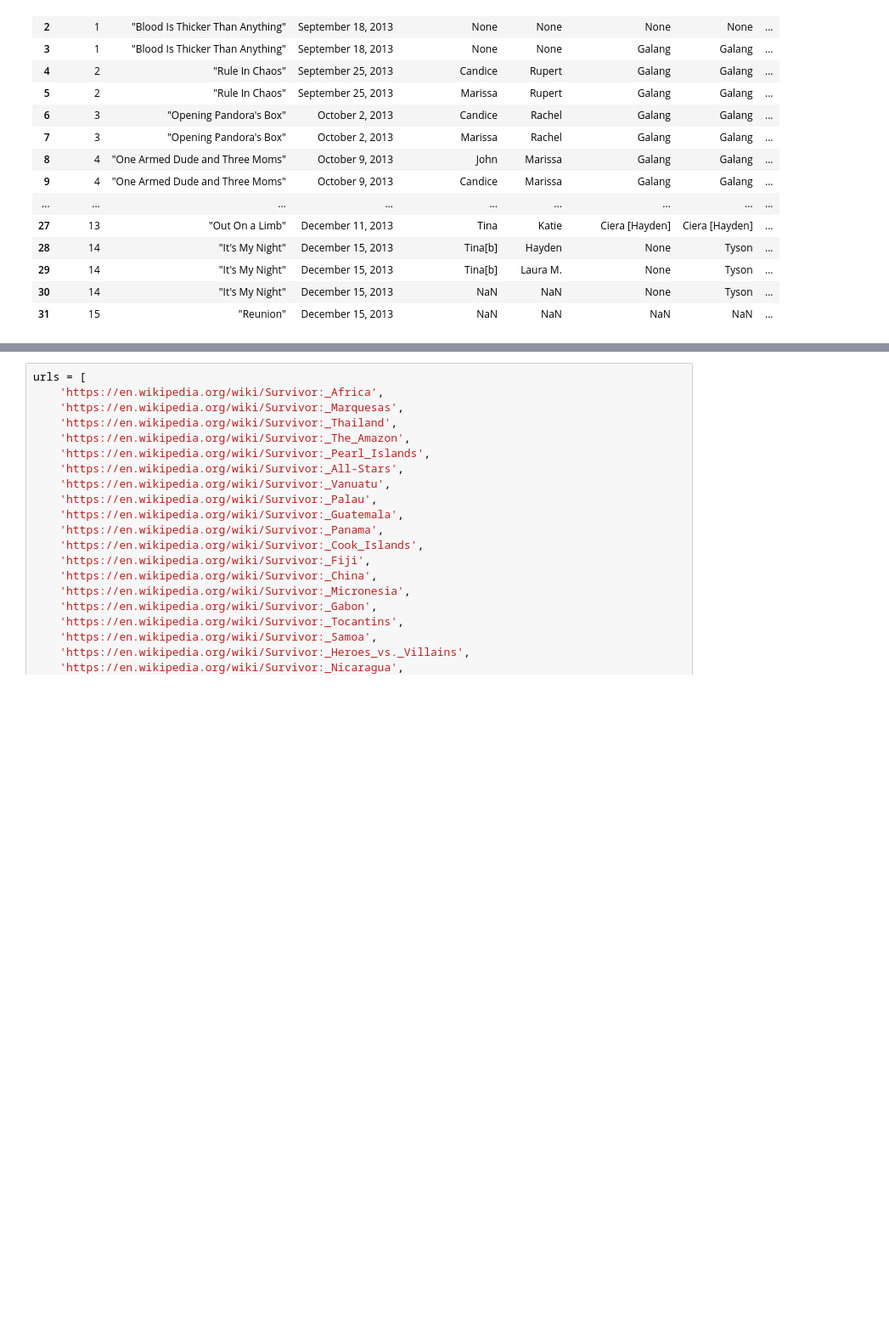
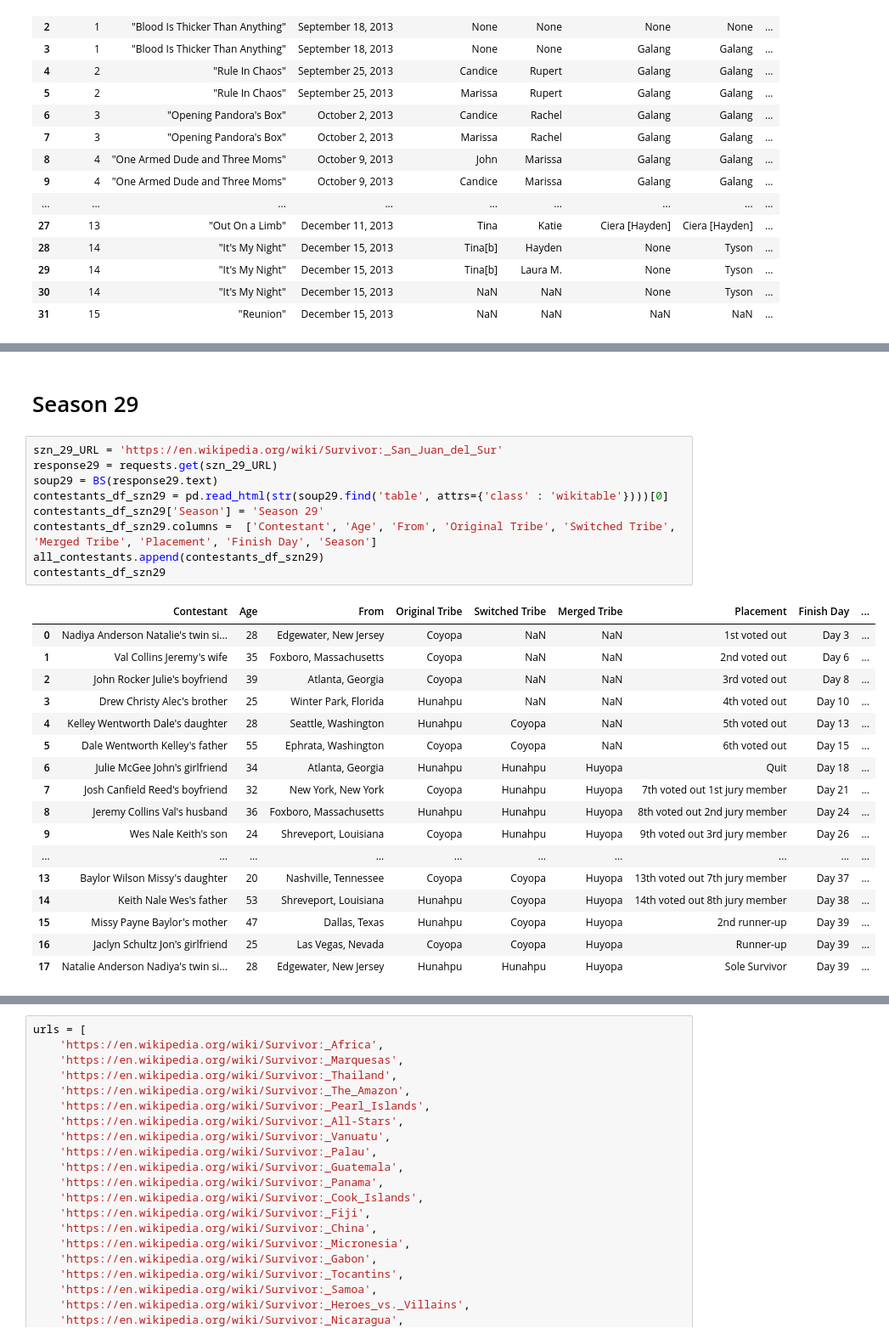
Before and after one commit to Erica-Exotica/DA8-capstone, a Jupyter notebook: notebook/CapstoneV2.ipynb, the cells around one changed output, grey strips where cells are left out. Shown at 85% size. Drawn from its saved outputs; the diff is of its cells as text; blank space fills up the shorter version.

```diff
--- a/notebook/CapstoneV2.ipynb
+++ b/notebook/CapstoneV2.ipynb
@@ -1743,0 +1801,29 @@ challenge_winners_eliminations27
+# %% [markdown]
+# Season 29
+# %%
+szn_29_URL = 'https://en.wikipedia.org/wiki/Survivor:_San_Juan_del_Sur'
+response29 = requests.get(szn_29_URL)
+soup29 = BS(response29.text)
+contestants_df_szn29 = pd.read_html(str(soup29.find('table', attrs={'class' : 'wikitable'})))[0]
+contestants_df_szn29['Season'] = 'Season 29'
+contestants_df_szn29.columns =  ['Contestant', 'Age', 'From', 'Original Tribe', 'Switched Tribe', 'Merged Tribe', 'Placement', 'Finish Day', 'Season']
+all_contestants.append(contestants_df_szn29)
+contestants_df_szn29
+# %% [output]
+|  | Contestant | Age | From | Original Tribe | Switched Tribe | Merged Tribe | Placement | Finish Day | ... |
+| 0 | Nadiya Anderson Natalie's twin si... | 28 | Edgewater, New Jersey | Coyopa | NaN | NaN | 1st voted out | Day 3 | ... |
+| 1 | Val Collins Jeremy's wife | 35 | Foxboro, Massachusetts | Coyopa | NaN | NaN | 2nd voted out | Day 6 | ... |
+| 2 | John Rocker Julie's boyfriend | 39 | Atlanta, Georgia | Coyopa | NaN | NaN | 3rd voted out | Day 8 | ... |
+| 3 | Drew Christy Alec's brother | 25 | Winter Park, Florida | Hunahpu | NaN | NaN | 4th voted out | Day 10 | ... |
+| 4 | Kelley Wentworth Dale's daughter | 28 | Seattle, Washington | Hunahpu | Coyopa | NaN | 5th voted out | Day 13 | ... |
+| 5 | Dale Wentworth Kelley's father | 55 | Ephrata, Washington | Coyopa | Coyopa | NaN | 6th voted out | Day 15 | ... |
+| 6 | Julie McGee John's girlfriend | 34 | Atlanta, Georgia | Hunahpu | Hunahpu | Huyopa | Quit | Day 18 | ... |
+| 7 | Josh Canfield Reed's boyfriend | 32 | New York, New York | Coyopa | Hunahpu | Huyopa | 7th voted out 1st jury member | Day 21 | ... |
+| 8 | Jeremy Collins Val's husband | 36 | Foxboro, Massachusetts | Hunahpu | Hunahpu | Huyopa | 8th voted out 2nd jury member | Day 24 | ... |
+| 9 | Wes Nale Keith's son | 24 | Shreveport, Louisiana | Coyopa | Hunahpu | Huyopa | 9th voted out 3rd jury member | Day 26 | ... |
+| ... | ... | ... | ... | ... | ... | ... | ... | ... | ... |
+| 13 | Baylor Wilson Missy's daughter | 20 | Nashville, Tennessee | Coyopa | Coyopa | Huyopa | 13th voted out 7th jury member | Day 37 | ... |
+| 14 | Keith Nale Wes's father | 53 | Shreveport, Louisiana | Hunahpu | Coyopa | Huyopa | 14th voted out 8th jury member | Day 38 | ... |
+| 15 | Missy Payne Baylor's mother | 47 | Dallas, Texas | Hunahpu | Coyopa | Huyopa | 2nd runner-up | Day 39 | ... |
+| 16 | Jaclyn Schultz Jon's girlfriend | 25 | Las Vegas, Nevada | Coyopa | Coyopa | Huyopa | Runner-up | Day 39 | ... |
+| 17 | Natalie Anderson Nadiya's twin si... | 28 | Edgewater, New Jersey | Hunahpu | Hunahpu | Huyopa | Sole Survivor | Day 39 | ... |
```
Also changed, not shown: parts of 26 cells of this notebook.
